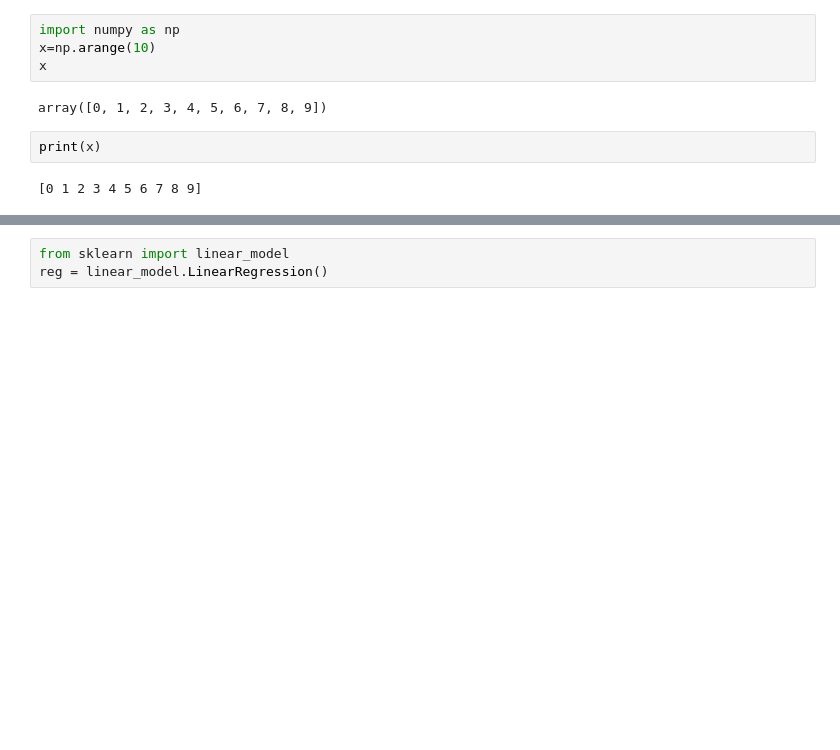
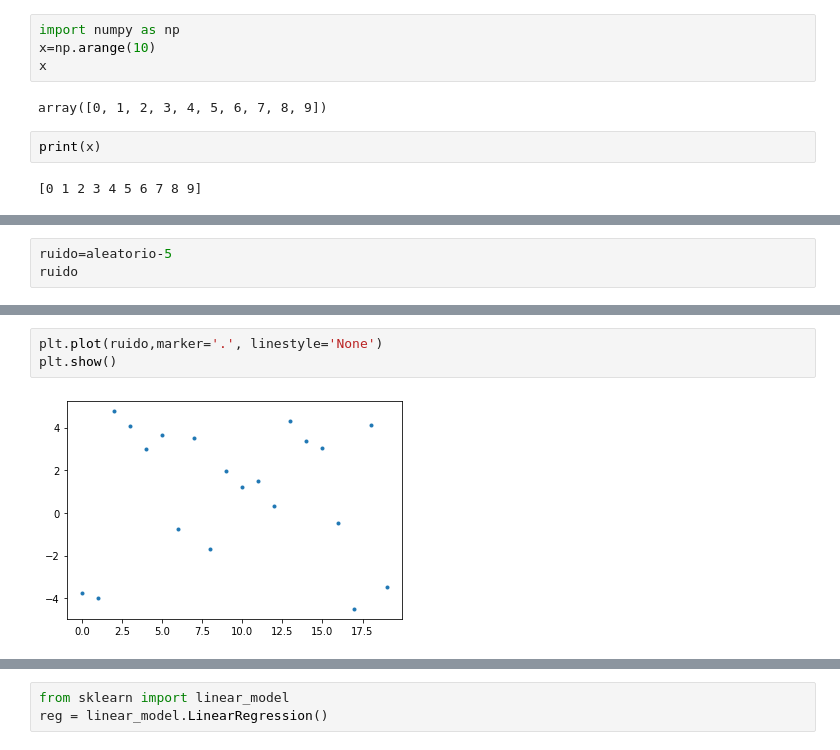
Before and after one commit to mariajogonsan/Curso-de-introduccion-a-Big-Data-Parte-3-nov2021, a Jupyter notebook: Ejemplo_ML_Regresión_lineal.ipynb, the cells around one changed output, grey strips where cells are left out. Cells and saved outputs as stored; diff of their text form; blank space fills up the shorter version.

```diff
--- a/Ejemplo_ML_Regresión_lineal.ipynb
+++ b/Ejemplo_ML_Regresión_lineal.ipynb
@@ -23,0 +72,3 @@ plt.show()
+# %%
+ruido=aleatorio-5
+ruido
@@ -23,0 +96,5 @@ plt.show()
+# %%
+plt.plot(ruido,marker='.', linestyle='None')
+plt.show()
+# %% [output]
+[figure, added]
```
Also changed, not shown: parts of 25 cells of this notebook.
